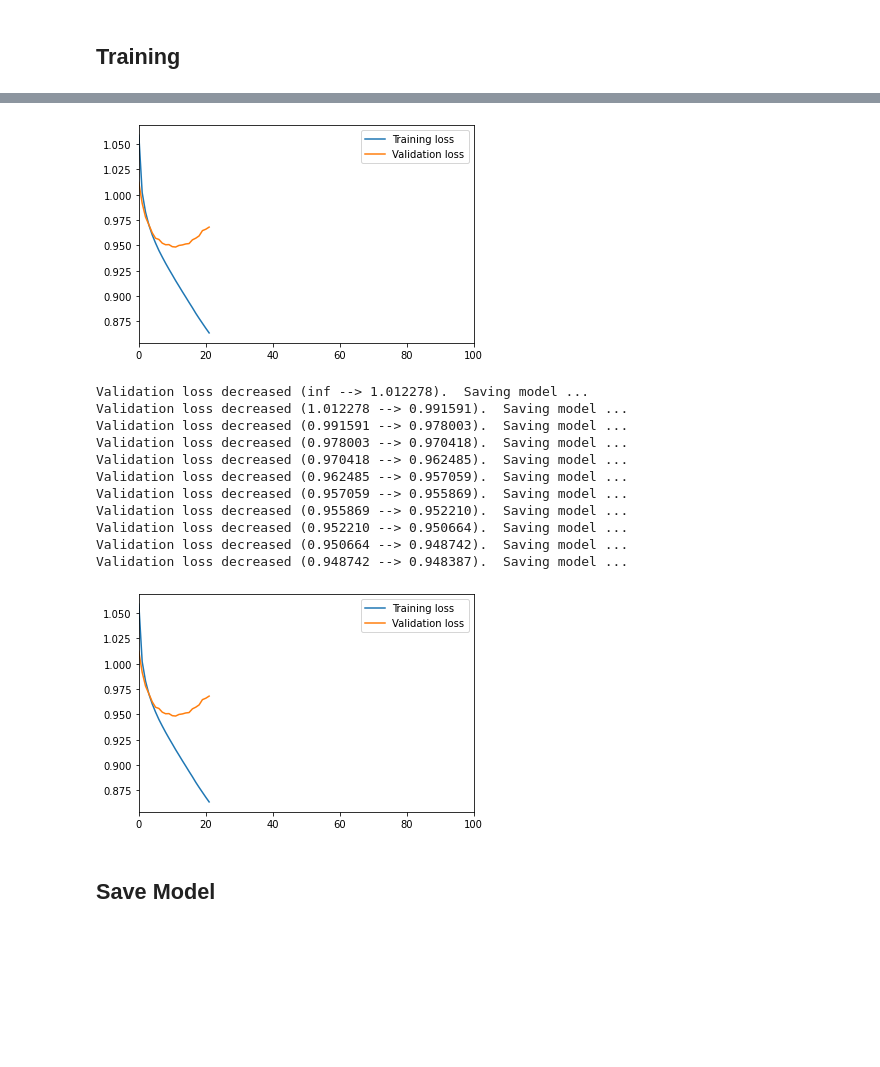
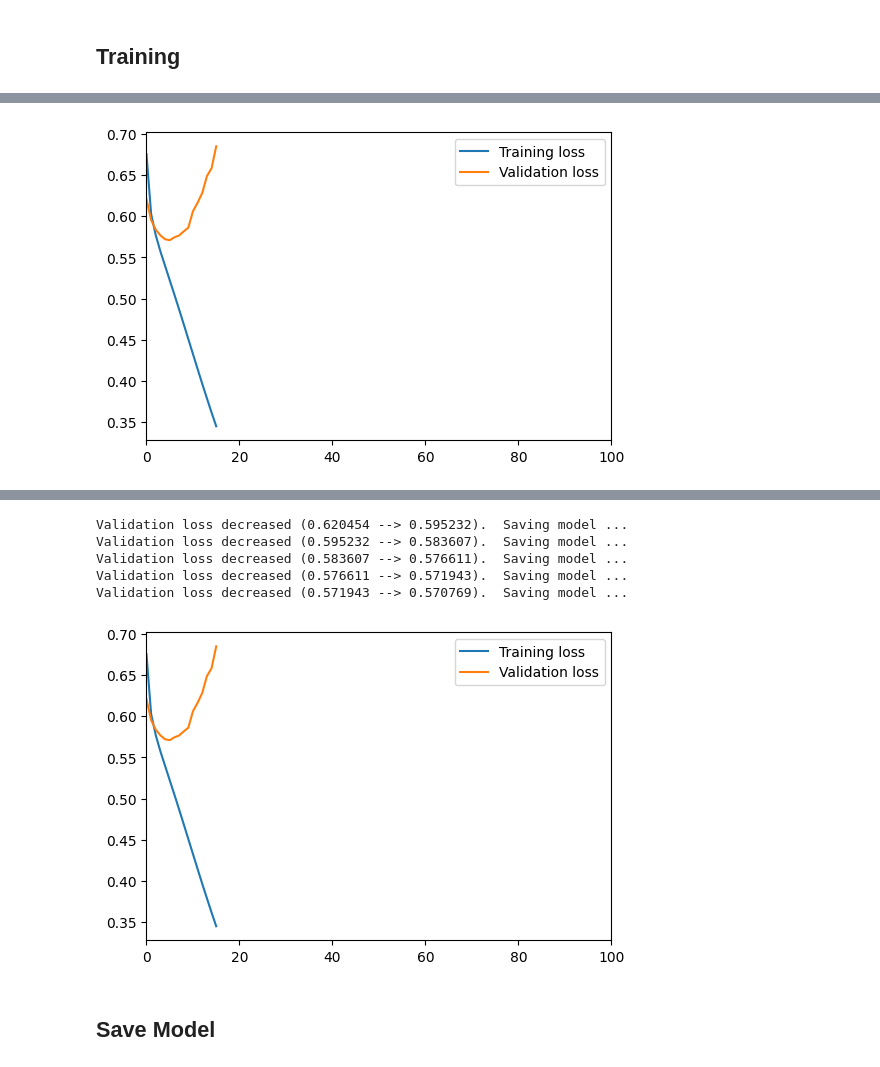
Before and after one commit to appeler/ethnicolr_v2, a Jupyter notebook: notebooks/3.2_lstm_lastname.ipynb, the cells around one changed output, grey strips where cells are left out. Saved outputs shown, nothing was run; the diff lists cells and outputs as text; code cells hidden in the pictures; blank space fills up the shorter version.

Commit message:
lstm lastname retrain on new dataset

```diff
--- a/notebooks/3.2_lstm_lastname.ipynb
+++ b/notebooks/3.2_lstm_lastname.ipynb
@@ -140,10 +117,10 @@ class EthniColorDataset(Dataset):
   def __getitem__(self, idx):
     if torch.is_tensor(idx):
       idx = idx.tolist()
-    name = self.df.iloc[idx, 0]
+    name = self.df.iloc[idx, train_df.columns.get_loc('name_last')]
     if self.transform:
       name = self.transform(name)
-    label = self.df.iloc[idx, 3]
+    label = self.df.iloc[idx, train_df.columns.get_loc('race_code')]
     #target = getTarget(label)
     target = torch.tensor(label, dtype=torch.int64)
     return name, target
@@ -173,9 +150,9 @@ for i in range(3):
 
 batch_size=128
 
-train_dataloader = DataLoader(train_dataset, batch_size=batch_size, shuffle=True, drop_last=True, num_workers=12)
-val_dataloader = DataLoader(val_dataset, batch_size=batch_size, shuffle=True, drop_last=True, num_workers=12)
-test_dataloader = DataLoader(test_dataset, batch_size=batch_size, shuffle=True, drop_last=True, num_workers=12)
+train_dataloader = DataLoader(train_dataset, batch_size=batch_size, shuffle=True, drop_last=True, num_workers=os.cpu_count())
+val_dataloader = DataLoader(val_dataset, batch_size=batch_size, shuffle=True, drop_last=True, num_workers=os.cpu_count())
+test_dataloader = DataLoader(test_dataset, batch_size=batch_size, shuffle=True, drop_last=True, num_workers=os.cpu_count())
 # %%
 next(iter(train_dataloader))
 # %% [output]
@@ -237,8 +209,8 @@ class LSTM(nn.Module):
 
 
 n_hidden = 256
-seq_len = max_name
-vocab_size = n_letters + 2
+seq_len = seq_len
+vocab_size = n_letters + 1 + 1 # vocab + oob + 1
 
 rnn = LSTM(vocab_size, n_hidden, n_categories, num_layers=2)
 rnn.to(device)
@@ -250,7 +222,7 @@ LSTM(
   (softmax): LogSoftmax(dim=1)
 )
 # %%
-input = lineToTensor('Rogers Renee')
+input = lineToTensor('Rogers')
 
 print(input)
 print("input shape : ",input.shape)
@@ -261,4 +233,7 @@ print("input shape w batch : ", input.unsqueeze(0).shape)
 output = rnn(input.unsqueeze(0).to(device))
 # print(output) - has 47x8 log values
 print(output.shape)
+print(output)
+print(torch.argmax(output))
+print(f"model predicted w/o train - {all_categories[torch.argmax(output).item()]}")
 # %% [output]
@@ -355,7 +268,7 @@ class EarlyStopper:
         return False
 # %%
 epochs = 100
-lr = 0.0001 # 0.005 is very slow
+lr = 0.0005 # 0.005 is very slow
 
 
 # CrossEntropyLoss expects raw prediction values while NLLLoss expects log probabilities.
@@ -364,7 +277,7 @@ lr = 0.0001 # 0.005 is very slow
 criterion = nn.NLLLoss()
 
 optimizer = AdamW(rnn.parameters(), lr)
-scheduler = torch.optim.lr_scheduler.CosineAnnealingLR(optimizer, T_max=30, eta_min=1e-5)
+scheduler = torch.optim.lr_scheduler.CosineAnnealingLR(optimizer, T_max=60, eta_min=1e-5)
 
 
 early_stopper = EarlyStopper(patience=10)
@@ -437,7 +350,7 @@ for epoch in mb:
       print('Validation loss decreased ({:.6f} --> {:.6f}).  Saving model ...'.format(
       valid_mean_min,
       val_mean.item()))
-      torch.save(rnn.state_dict(), 'lstm_LastName_pytorch.pt')
+      torch.save(rnn.state_dict(), '/content/drive/MyDrive/Colab/ethnicolor/lstm_lastname.pt')
       valid_mean_min = val_mean.item()
 
   if early_stopper.early_stop(val_mean.item()):
@@ -445,0 +376 @@ for epoch in mb:
+[figure, new version]
@@ -463,16 +378,9 @@ Epoch 20: Training loss 0.868220 validation loss 0.965963 with lr 0.000100
-[figure, old version]
-Validation loss decreased (inf --> 1.012278).  Saving model ...
-Validation loss decreased (1.012278 --> 0.991591).  Saving model ...
-Validation loss decreased (0.991591 --> 0.978003).  Saving model ...
-Validation loss decreased (0.978003 --> 0.970418).  Saving model ...
-Validation loss decreased (0.970418 --> 0.962485).  Saving model ...
-Validation loss decreased (0.962485 --> 0.957059).  Saving model ...
-Validation loss decreased (0.957059 --> 0.955869).  Saving model ...
-Validation loss decreased (0.955869 --> 0.952210).  Saving model ...
-Validation loss decreased (0.952210 --> 0.950664).  Saving model ...
-Validation loss decreased (0.950664 --> 0.948742).  Saving model ...
-Validation loss decreased (0.948742 --> 0.948387).  Saving model ...
+Validation loss decreased (0.620454 --> 0.595232).  Saving model ...
+Validation loss decreased (0.595232 --> 0.583607).  Saving model ...
+Validation loss decreased (0.583607 --> 0.576611).  Saving model ...
+Validation loss decreased (0.576611 --> 0.571943).  Saving model ...
+Validation loss decreased (0.571943 --> 0.570769).  Saving model ...
-[figure, old version]
+[figure, new version]
 # %% [markdown]
 ## Save Model
 # %%
```
Also changed, not shown: parts of 62 cells of this notebook.
